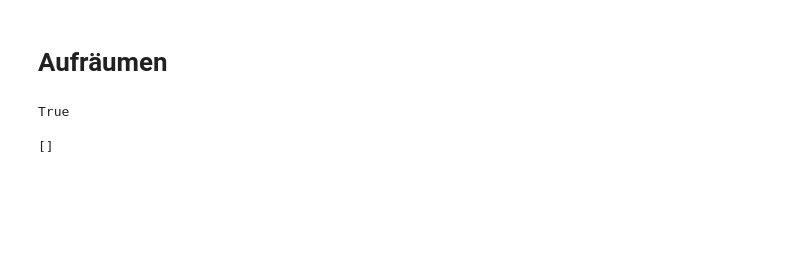
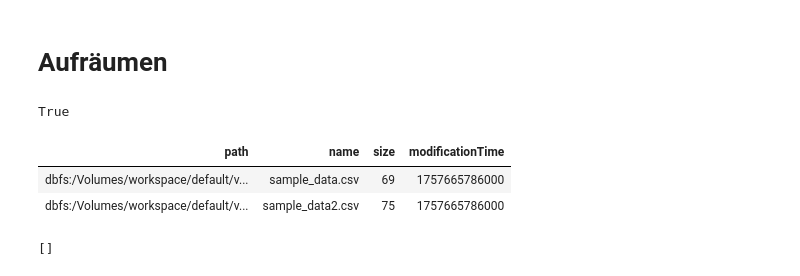
Before and after one commit to philippechr/databricks_lab, a Jupyter notebook: 41_querying_data.ipynb, the cells around one changed output. Drawn from its saved outputs; the diff is of its cells as text; code cells hidden in the pictures; blank space fills up the shorter version.

```diff
--- a/41_querying_data.ipynb
+++ b/41_querying_data.ipynb
@@ -365,10 +371,15 @@ True
 # %%
 %python
 dataset_school = "/Volumes/workspace/default/volume"
 
 all_files = dbutils.fs.ls(dataset_school)
-csv_files = [f for f in all_files if f.name.endswith(".csv/")]
+csv_files1 = [f for f in all_files if f.name.endswith(".csv")]
+csv_files2 = [f for f in all_files if f.name.endswith(".csv/")]
 
-display(csv_files)
+display(csv_files1)
+display(csv_files2)
 # %% [output]
+| path | name | size | modificationTime |
+| dbfs:/Volumes/workspace/default/v... | sample_data.csv | 69 | 1757665786000 |
+| dbfs:/Volumes/workspace/default/v... | sample_data2.csv | 75 | 1757665786000 |
 []
```
Also changed, not shown: parts of 9 cells of this notebook.
